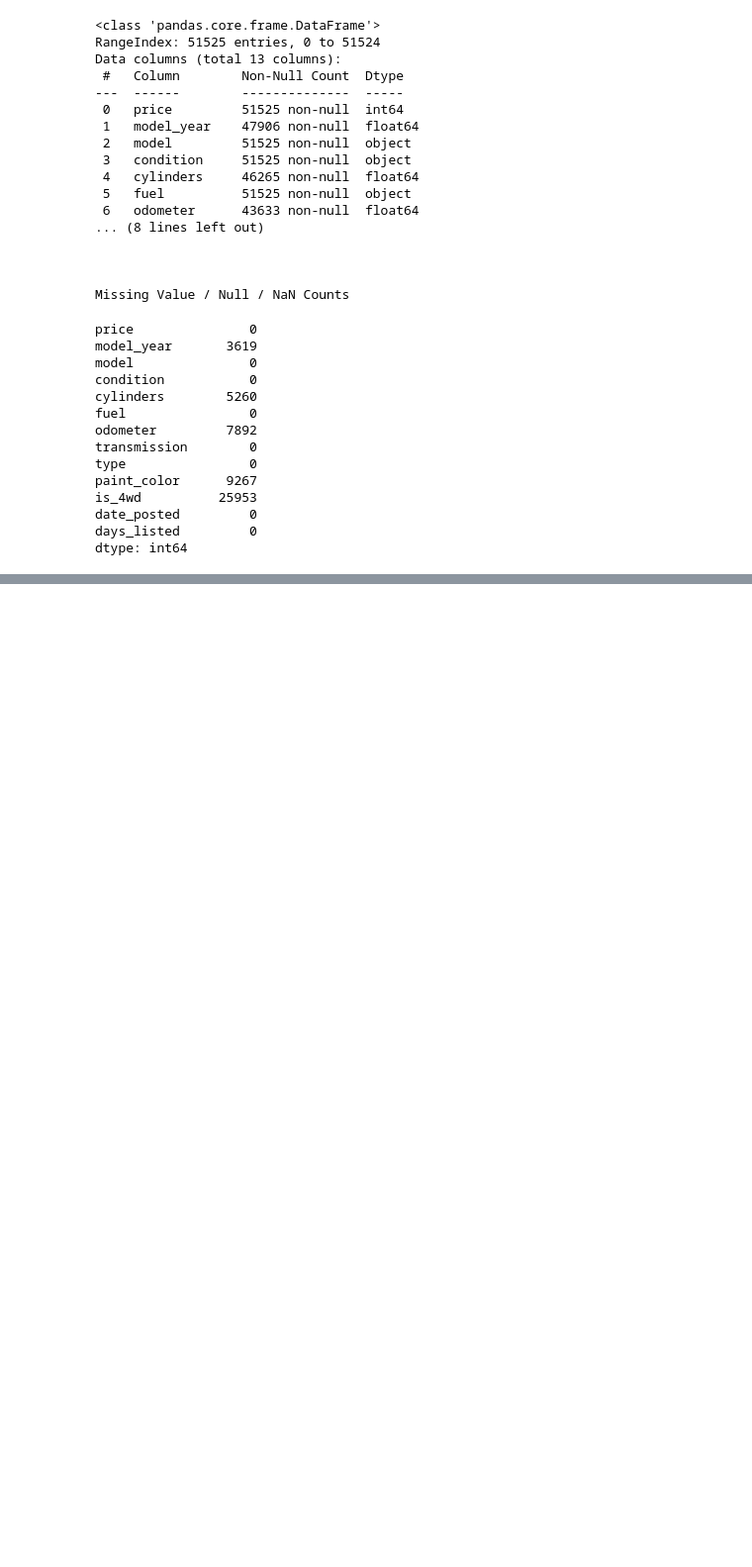
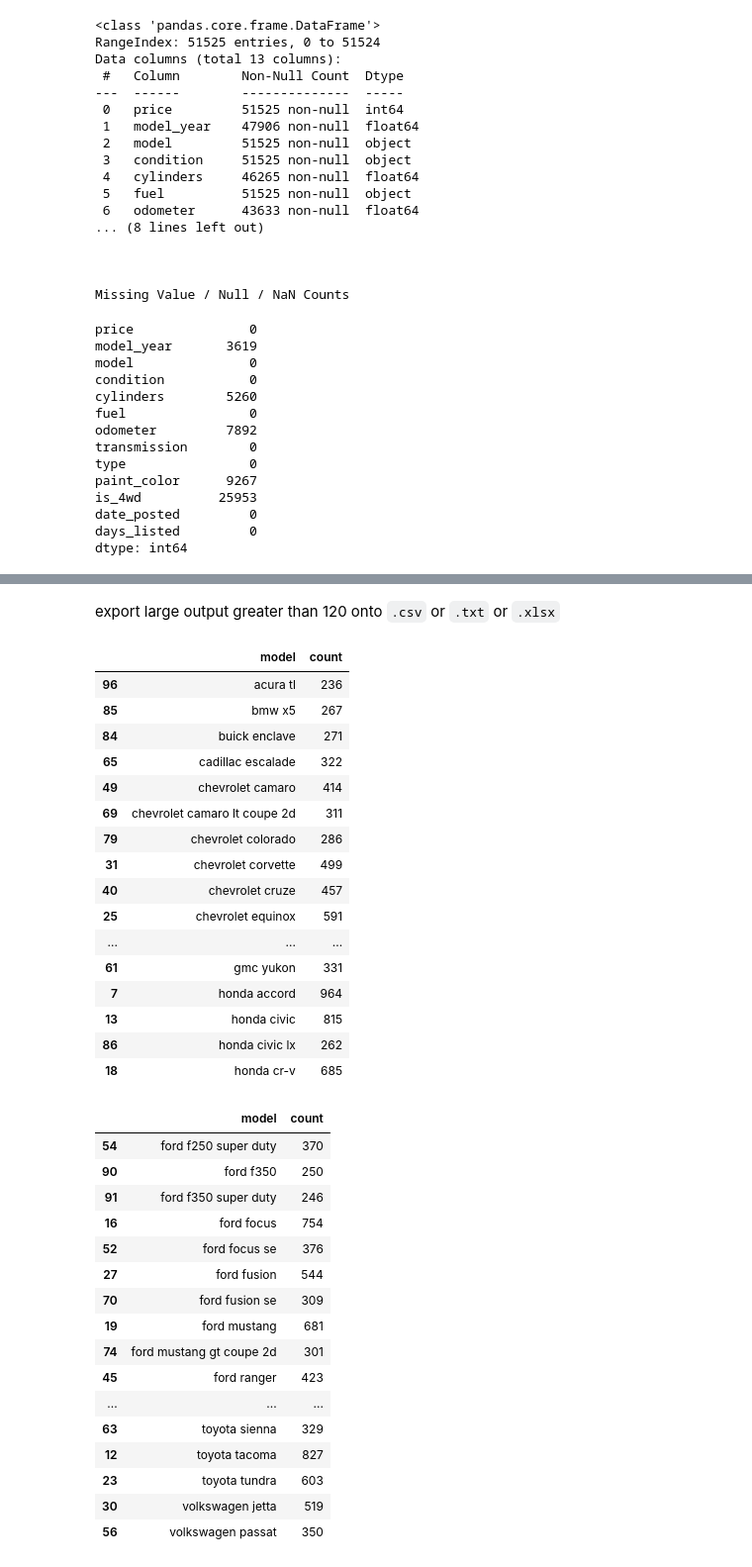
Before and after one commit to MelvicTN/SW_Development_Tool, a Jupyter notebook: EDA.ipynb, the cells around one changed output, grey strips where cells are left out. Shown at 99% size. Drawn from its saved outputs; the diff is of its cells as text; code cells hidden in the pictures; blank space fills up the shorter version.

```diff
--- a/EDA.ipynb
+++ b/EDA.ipynb
@@ -112,0 +322,46 @@ SyntaxError: unmatched ')' (2860529539.py, line 3)
+# %% [markdown]
+
+
+export large output greater than 120 onto `.csv` or `.txt` or `.xlsx`
+# %%
+# TEST CODE - to view all rows output that is less than 120 rows
+
+display(model_counts_df_sorted.head(60))
+
+
+display(model_counts_df_sorted.tail(60))
+# %% [output]
+|  | model | count |
+| 96 | acura tl | 236 |
+| 85 | bmw x5 | 267 |
+| 84 | buick enclave | 271 |
+| 65 | cadillac escalade | 322 |
+| 49 | chevrolet camaro | 414 |
+| 69 | chevrolet camaro lt coupe 2d | 311 |
+| 79 | chevrolet colorado | 286 |
+| 31 | chevrolet corvette | 499 |
+| 40 | chevrolet cruze | 457 |
+| 25 | chevrolet equinox | 591 |
+| ... | ... | ... |
+| 61 | gmc yukon | 331 |
+| 7 | honda accord | 964 |
+| 13 | honda civic | 815 |
+| 86 | honda civic lx | 262 |
+| 18 | honda cr-v | 685 |
+|  | model | count |
+| 54 | ford f250 super duty | 370 |
+| 90 | ford f350 | 250 |
+| 91 | ford f350 super duty | 246 |
+| 16 | ford focus | 754 |
+| 52 | ford focus se | 376 |
+| 27 | ford fusion | 544 |
+| 70 | ford fusion se | 309 |
+| 19 | ford mustang | 681 |
+| 74 | ford mustang gt coupe 2d | 301 |
+| 45 | ford ranger | 423 |
+| ... | ... | ... |
+| 63 | toyota sienna | 329 |
+| 12 | toyota tacoma | 827 |
+| 23 | toyota tundra | 603 |
+| 30 | volkswagen jetta | 519 |
+| 56 | volkswagen passat | 350 |
```
Also changed, not shown: parts of 17 cells of this notebook.
